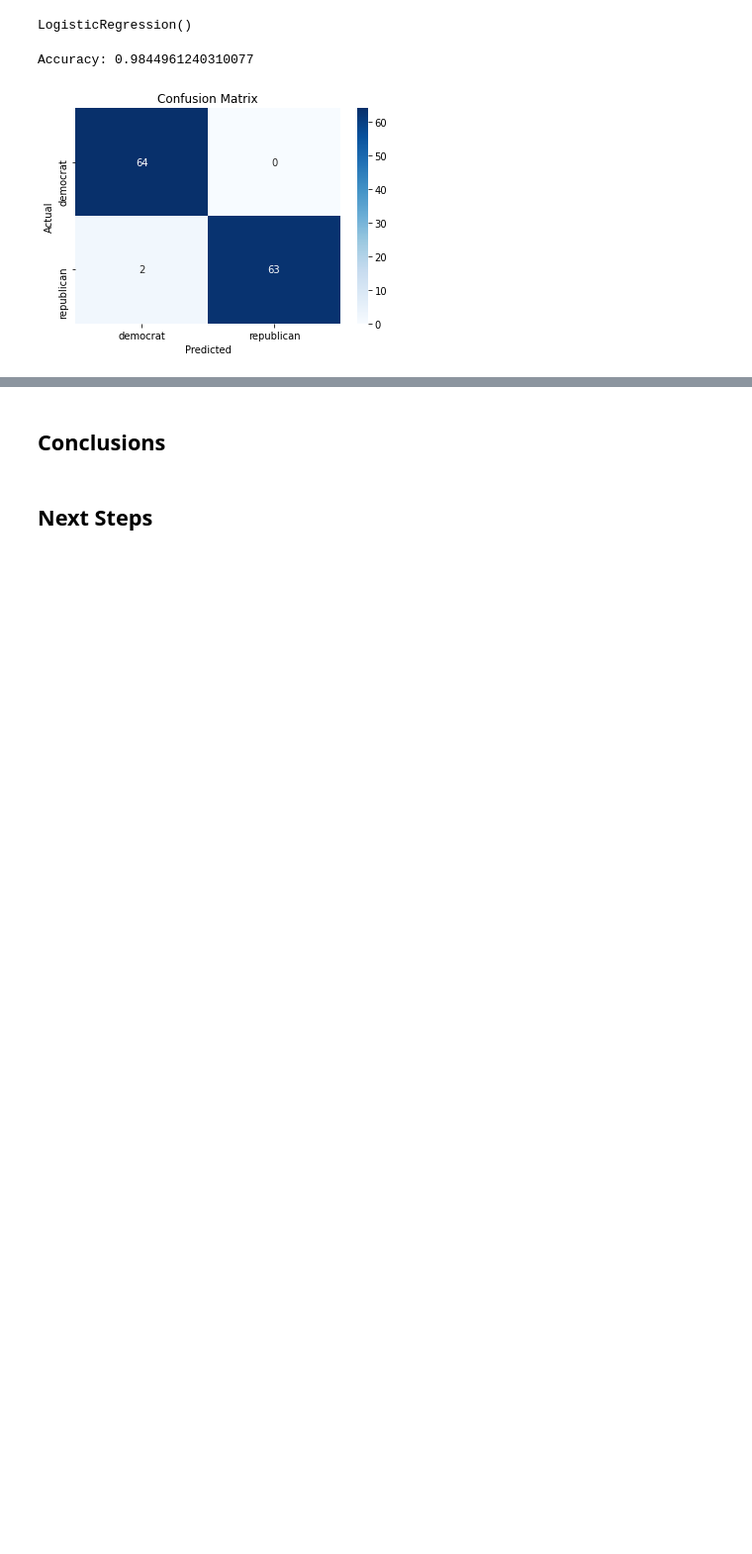
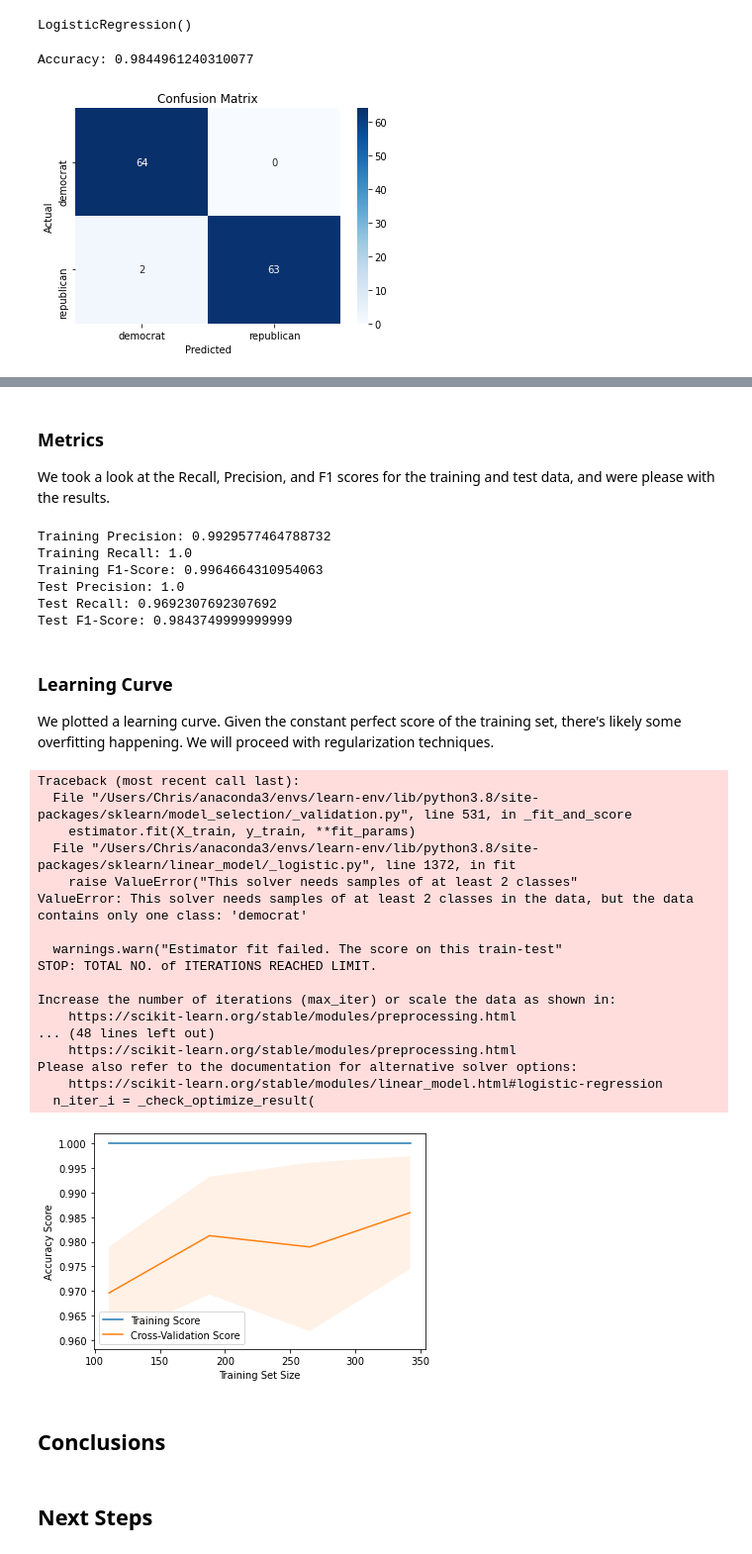
Before and after one commit to chrismiley87/capstone, a Jupyter notebook: election_data.ipynb, the cells around one changed output, grey strips where cells are left out. Shown at 99% size. Cells and saved outputs as stored; diff of their text form; code cells hidden in the pictures; blank space fills up the shorter version.

Commit message:
Model Evaluation

```diff
--- a/election_data.ipynb
+++ b/election_data.ipynb
@@ -1125,3 +1173,75 @@ plt.show()
+# %% [markdown]
+### Metrics
+
+We took a look at the Recall, Precision, and F1 scores for the training and test data, and were please with the results.
+# %%
+#Training metrics
+train_precision = precision_score(y_train, y_train_pred, pos_label='republican')
+train_recall = recall_score(y_train, y_train_pred, pos_label='republican')
+train_f1 = f1_score(y_train, y_train_pred, pos_label='republican')
+
+#Test metrics
+test_precision = precision_score(y_test, y_pred, pos_label='republican')
+test_recall = recall_score(y_test, y_pred, pos_label='republican')
+test_f1 = f1_score(y_test, y_pred, pos_label='republican')
+
+#display results for training metrics
+print("Training Precision:", train_precision)
+print("Training Recall:", train_recall)
+print("Training F1-Score:", train_f1)
+
+#display results for test metrics
+print("Test Precision:", test_precision)
+print("Test Recall:", test_recall)
+print("Test F1-Score:", test_f1)
+# %% [output]
+Training Precision: 0.9929577464788732
+Training Recall: 1.0
+Training F1-Score: 0.9964664310954063
+Test Precision: 1.0
+Test Recall: 0.9692307692307692
+Test F1-Score: 0.9843749999999999
+# %% [markdown]
+### Learning Curve
+We plotted a learning curve. Given the constant perfect score of the training set, there's likely some overfitting happening. We will proceed with regularization techniques.
+# %%
+#create a learning curve
+train_sizes, train_scores, test_scores = learning_curve(model, X, y, cv=5)
+
+#calculate mean and standard deviation
+train_mean = train_scores.mean(axis=1)
+train_std = train_scores.std(axis=1)
+test_mean = test_scores.mean(axis=1)
+test_std = test_scores.std(axis=1)
+
+#plot learning curves
+plt.plot(train_sizes, train_mean, label="Training Score")
+plt.plot(train_sizes, test_mean, label="Cross-Validation Score")
+plt.fill_between(train_sizes, train_mean - train_std, train_mean + train_std, alpha=0.1)
+plt.fill_between(train_sizes, test_mean - test_std, test_mean + test_std, alpha=0.1)
+plt.xlabel("Training Set Size")
+plt.ylabel("Accuracy Score")
+plt.legend()
+plt.show()
+# %% [output]
+Traceback (most recent call last):
+  File "/Users/Chris/anaconda3/envs/learn-env/lib/python3.8/site-packages/sklearn/model_selection/_validation.py", line 531, in _fit_and_score
+    estimator.fit(X_train, y_train, **fit_params)
+  File "/Users/Chris/anaconda3/envs/learn-env/lib/python3.8/site-packages/sklearn/linear_model/_logistic.py", line 1372, in fit
+    raise ValueError("This solver needs samples of at least 2 classes"
+ValueError: This solver needs samples of at least 2 classes in the data, but the data contains only one class: 'democrat'
+
+  warnings.warn("Estimator fit failed. The score on this train-test"
+STOP: TOTAL NO. of ITERATIONS REACHED LIMIT.
+
+Increase the number of iterations (max_iter) or scale the data as shown in:
+    https://scikit-learn.org/stable/modules/preprocessing.html
+... (48 lines left out)
+    https://scikit-learn.org/stable/modules/preprocessing.html
+Please also refer to the documentation for alternative solver options:
+    https://scikit-learn.org/stable/modules/linear_model.html#logistic-regression
+  n_iter_i = _check_optimize_result(
+[figure, added]
 # %% [markdown]
 ## Conclusions
 # %% [markdown]
```
Also changed, not shown: parts of 5 cells of this notebook.
